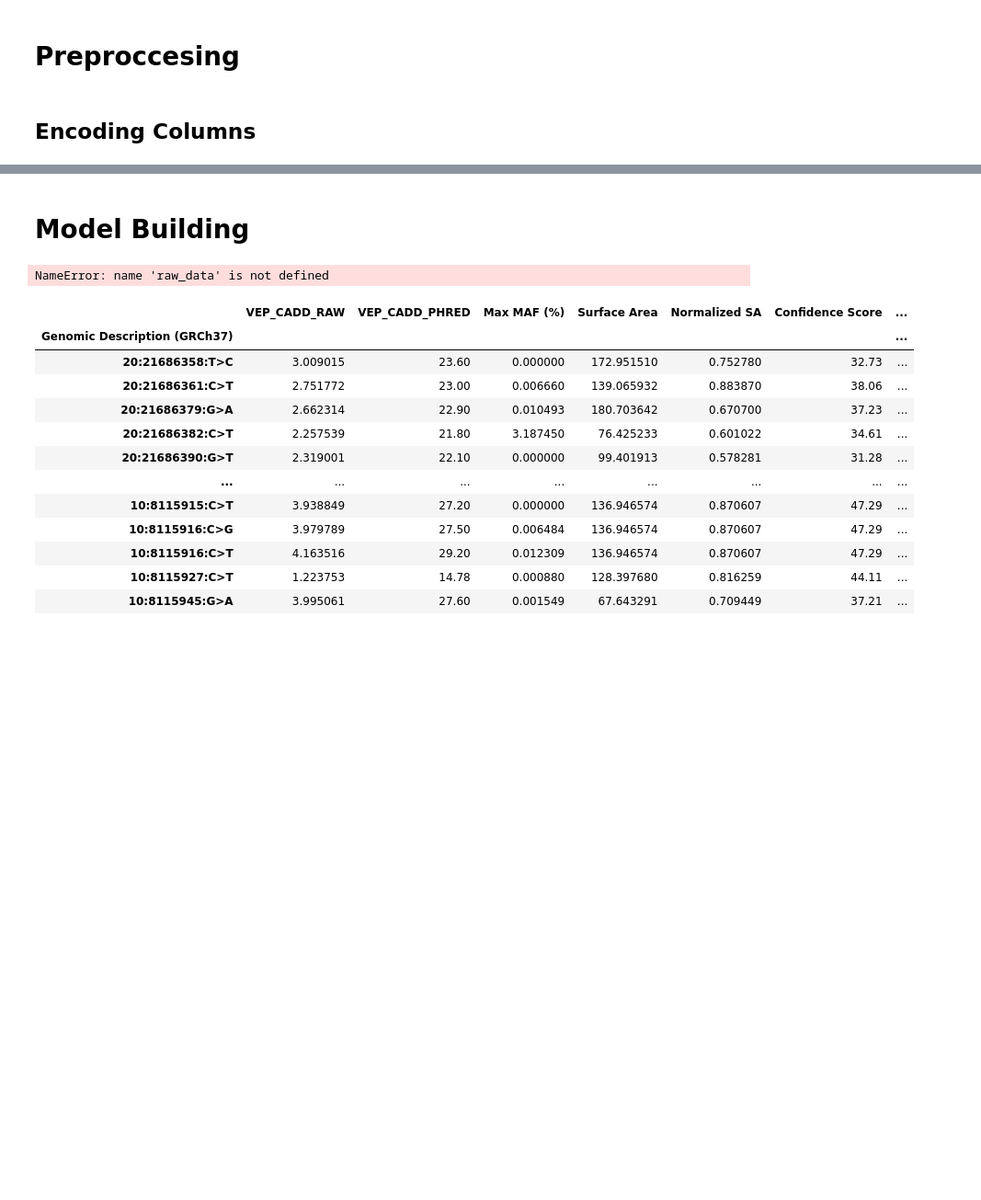
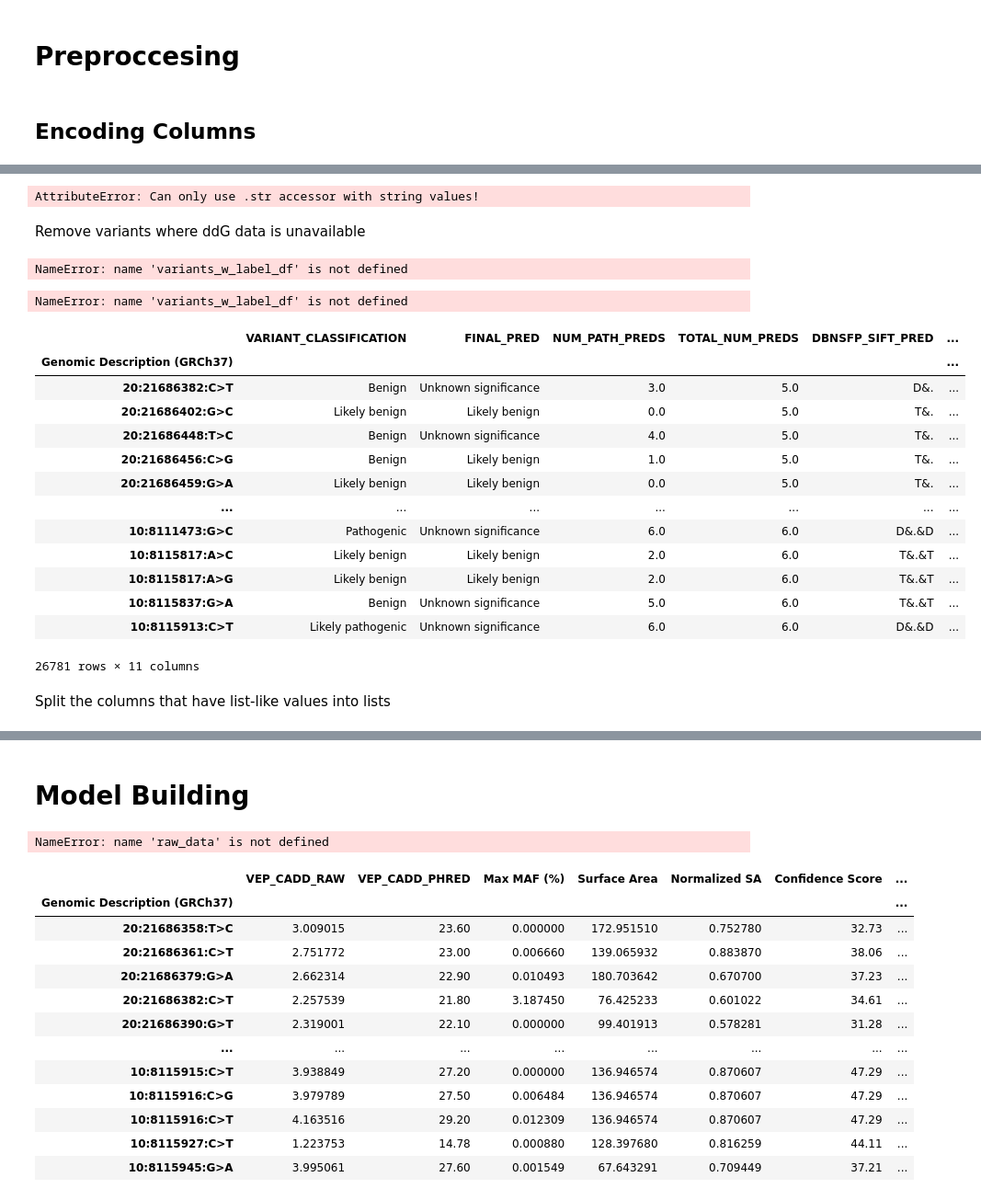
Before and after one commit to seanrobryan/ML-Variant-Classification, a Jupyter notebook: model_building.ipynb, the cells around one changed output, grey strips where cells are left out. Shown: that part at 92% size. Cells and saved outputs as stored; diff of their text form; code cells hidden in the pictures; blank space fills up the shorter version.

```diff
--- a/model_building.ipynb
+++ b/model_building.ipynb
@@ -748,8 +790,7 @@ df2 = df.copy()
  ('|ddG|', 'other')]
 # %%
 cadd = ['CADD_PHRED', 'VEP_CADD_RAW']
-
-classification = ['VARIANT_CLASSIFICATION','FINAL_PATHOGENICITY', 'FINAL_PRED ', 'NUM_PATH_PREDS', 'TOTAL_NUM_PREDS']
+classification = ['VARIANT_CLASSIFICATION', 'FINAL_PRED', 'NUM_PATH_PREDS', 'TOTAL_NUM_PREDS']
 gene = ['GENE']
 maf = ['MAX_MAF', 'MAX_MAF_SOURCE']
 domain = ['DBNSFP_INTERPRO_DOMAIN', 'UNIPROT_DOMAIN', 'INTERPRO_DOMAIN']
@@ -815,0 +1015,37 @@ Genomic Description (GRCh37)
+# %%
+import numpy as np
+
+variants_w_label_df.loc[:, 'VARIANT_CLASSIFICATION'] = np.where(variants_w_label_df['VARIANT_CLASSIFICATION'].str.contains('benign', case=False), 'benign', variants_w_label_df['VARIANT_CLASSIFICATION'])
+variants_w_label_df.loc[:, 'VARIANT_CLASSIFICATION'] = np.where(variants_w_label_df['VARIANT_CLASSIFICATION'].str.contains('pathogenic', case=False), 'pathogenic', variants_w_label_df['VARIANT_CLASSIFICATION'])
+variants_w_label_df.VARIANT_CLASSIFICATION.value_counts()
+# %% [output]
+AttributeError: Can only use .str accessor with string values!
+# %% [markdown]
+Remove variants where ddG data is unavailable
+# %%
+variants_w_label_df = variants_w_label_df[~variants_w_label_df.ddG.isna()]
+# %% [output]
+NameError: name 'variants_w_label_df' is not defined
+# %%
+variants_w_label_df.VARIANT_CLASSIFICATION.value_counts()
+# %% [output]
+NameError: name 'variants_w_label_df' is not defined
+# %%
+variants_w_label_df[classification + predictions]
+# %% [output]
+|  | VARIANT_CLASSIFICATION | FINAL_PRED | NUM_PATH_PREDS | TOTAL_NUM_PREDS | DBNSFP_SIFT_PRED | ... |
+| Genomic Description (GRCh37) |  |  |  |  |  | ... |
+| 20:21686382:C>T | Benign | Unknown significance | 3.0 | 5.0 | D&. | ... |
+| 20:21686402:G>C | Likely benign | Likely benign | 0.0 | 5.0 | T&. | ... |
+| 20:21686448:T>C | Benign | Unknown significance | 4.0 | 5.0 | T&. | ... |
+| 20:21686456:C>G | Benign | Likely benign | 1.0 | 5.0 | T&. | ... |
+| 20:21686459:G>A | Likely benign | Likely benign | 0.0 | 5.0 | T&. | ... |
+| ... | ... | ... | ... | ... | ... | ... |
+| 10:8111473:G>C | Pathogenic | Unknown significance | 6.0 | 6.0 | D&.&D | ... |
+| 10:8115817:A>C | Likely benign | Likely benign | 2.0 | 6.0 | T&.&T | ... |
+| 10:8115817:A>G | Likely benign | Likely benign | 2.0 | 6.0 | T&.&T | ... |
+| 10:8115837:G>A | Benign | Unknown significance | 5.0 | 6.0 | T&.&T | ... |
+| 10:8115913:C>T | Likely pathogenic | Unknown significance | 6.0 | 6.0 | D&.&D | ... |
+26781 rows × 11 columns
+# %% [markdown]
+Split the columns that have list-like values into lists
```
Also changed, not shown: parts of 52 cells of this notebook.
